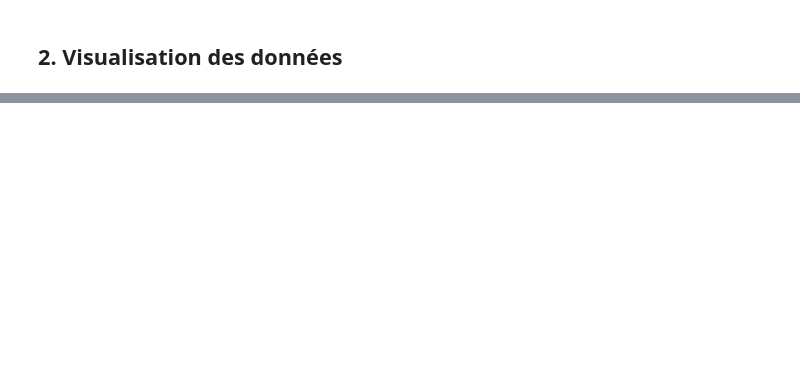
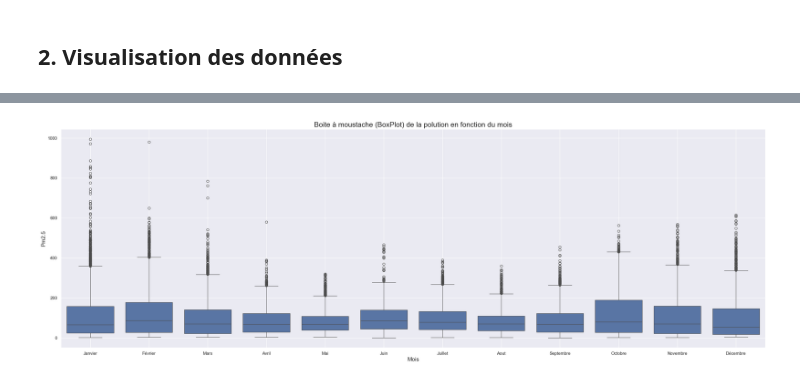
Before and after one commit to RajaaLebnaiti/100-Days-of-Data-Science, a Jupyter notebook: Time Series/Projets/Projet 2 Beijing PM2.5/main.ipynb, the cells around one changed output, grey strips where cells are left out. Saved outputs shown, nothing was run; the diff lists cells and outputs as text; code cells hidden in the pictures; blank space fills up the shorter version.

```diff
--- a/Time Series/Projets/Projet 2 Beijing PM2.5/main.ipynb
+++ b/Time Series/Projets/Projet 2 Beijing PM2.5/main.ipynb
@@ -286,0 +309,24 @@ Les valeurs de la colonne 'Ir' sont: [ 0  1  2  3  4  5  6  7  8  9 10 11 12 13
+# %%
+months= {1: "Janvier",
+         2: "Février",
+         3: "Mars",
+         4: "Avril",
+         5: "Mai",
+         6: "Juin",
+         7: "Juillet",
+         8: "Aout",
+         9: "Septembre",
+         10: "Octobre",
+         11: "Novembre",
+         12: "Décembre"
+         }
+# %%
+plt.figure(figsize=(32,10))
+sns.boxplot(data= df, y='pm2.5', x= df['month'].map(months) , orient='v')
+plt.title("Boite à moustache (BoxPlot) de la polution en fonction du mois", fontsize= 18)
+plt.xlabel("Mois", fontsize= 14)
+plt.ylabel("Pm2.5", fontsize= 14)
+plt.grid(True)
+plt.show()
+# %% [output]
+[figure, added]
```
Also changed, not shown: parts of 46 cells of this notebook.
